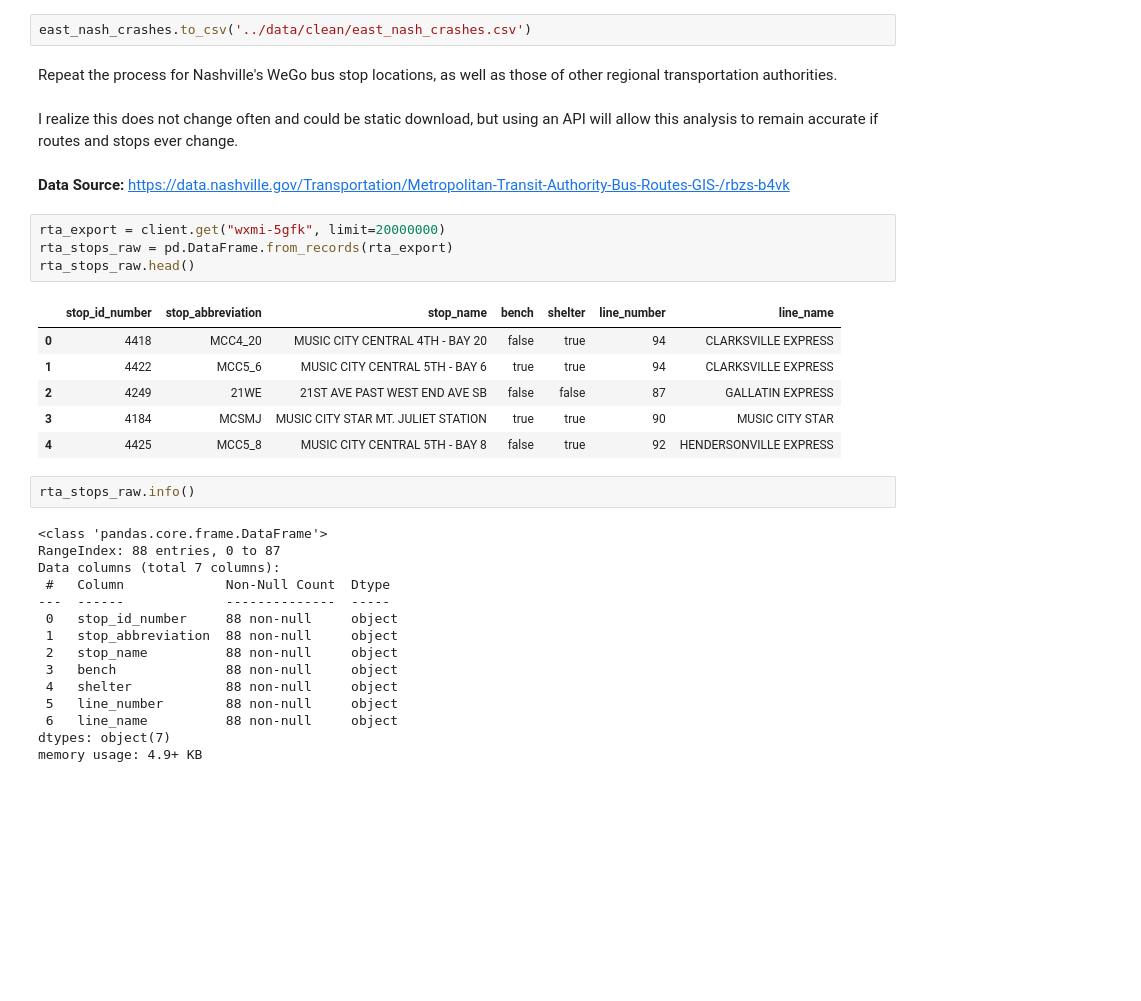
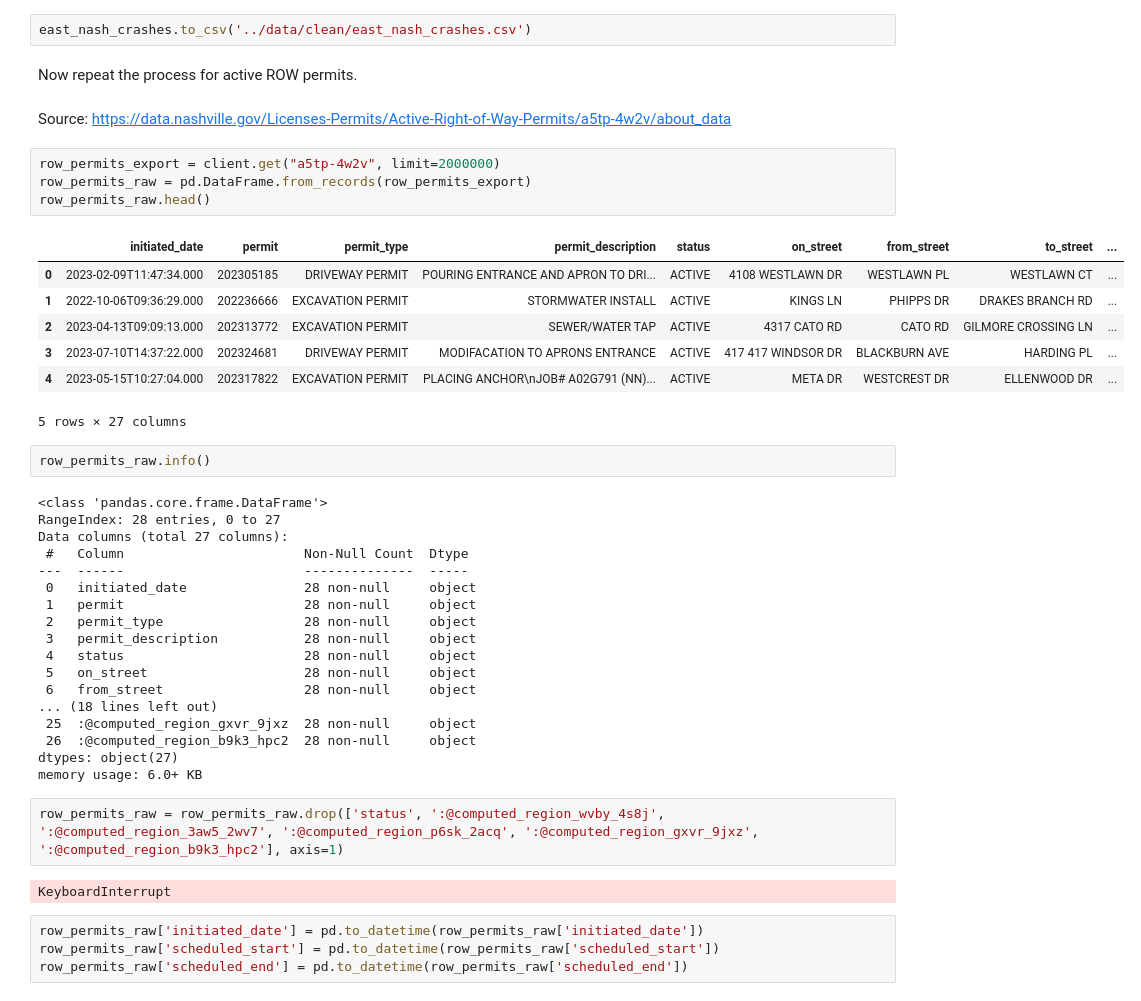
Before and after one commit to jchabinec/Making-Nashvilles-Streets-Safer, a Jupyter notebook: notebooks/get_data.ipynb, the cells around one changed output. Drawn from its saved outputs; the diff is of its cells as text; blank space fills up the shorter version.

```diff
--- a/notebooks/get_data.ipynb
+++ b/notebooks/get_data.ipynb
@@ -124,36 +124,46 @@ east_nash_crashes
 The resulting table is exported to a .csv file for use in the EDA notebook.
 # %%
 east_nash_crashes.to_csv('../data/clean/east_nash_crashes.csv')
-# %% [markdown]
-Repeat the process for Nashville's WeGo bus stop locations, as well as those of other regional transportation authorities.<br><br>
-I realize this does not change often and could be static download, but using an API will allow this analysis to remain accurate if routes and stops ever change.
-# %% [markdown]
-**Data Source:** https://data.nashville.gov/Transportation/Metropolitan-Transit-Authority-Bus-Routes-GIS-/rbzs-b4vk
+# %% [markdown]
+Now repeat the process for active ROW permits.<br><br>
+Source: https://data.nashville.gov/Licenses-Permits/Active-Right-of-Way-Permits/a5tp-4w2v/about_data
 # %%
-rta_export = client.get("wxmi-5gfk", limit=20000000)
-rta_stops_raw = pd.DataFrame.from_records(rta_export)
-rta_stops_raw.head()
+row_permits_export = client.get("a5tp-4w2v", limit=2000000)
+row_permits_raw = pd.DataFrame.from_records(row_permits_export)
+row_permits_raw.head()
 # %% [output]
-|  | stop_id_number | stop_abbreviation | stop_name | bench | shelter | line_number | line_name |
-| 0 | 4418 | MCC4_20 | MUSIC CITY CENTRAL 4TH - BAY 20 | false | true | 94 | CLARKSVILLE EXPRESS |
-| 1 | 4422 | MCC5_6 | MUSIC CITY CENTRAL 5TH - BAY 6 | true | true | 94 | CLARKSVILLE EXPRESS |
-| 2 | 4249 | 21WE | 21ST AVE PAST WEST END AVE SB | false | false | 87 | GALLATIN EXPRESS |
-| 3 | 4184 | MCSMJ | MUSIC CITY STAR MT. JULIET STATION | true | true | 90 | MUSIC CITY STAR |
-| 4 | 4425 | MCC5_8 | MUSIC CITY CENTRAL 5TH - BAY 8 | false | true | 92 | HENDERSONVILLE EXPRESS |
+|  | initiated_date | permit | permit_type | permit_description | status | on_street | from_street | to_street | ... |
+| 0 | 2023-02-09T11:47:34.000 | 202305185 | DRIVEWAY PERMIT | POURING ENTRANCE AND APRON TO DRI... | ACTIVE | 4108 WESTLAWN DR | WESTLAWN PL | WESTLAWN CT | ... |
+| 1 | 2022-10-06T09:36:29.000 | 202236666 | EXCAVATION PERMIT | STORMWATER INSTALL | ACTIVE | KINGS LN | PHIPPS DR | DRAKES BRANCH RD | ... |
+| 2 | 2023-04-13T09:09:13.000 | 202313772 | EXCAVATION PERMIT | SEWER/WATER TAP | ACTIVE | 4317 CATO RD | CATO RD | GILMORE CROSSING LN | ... |
+| 3 | 2023-07-10T14:37:22.000 | 202324681 | DRIVEWAY PERMIT | MODIFACATION TO APRONS ENTRANCE | ACTIVE | 417 417 WINDSOR DR | BLACKBURN AVE | HARDING PL | ... |
+| 4 | 2023-05-15T10:27:04.000 | 202317822 | EXCAVATION PERMIT | PLACING ANCHOR\nJOB# A02G791 (NN)... | ACTIVE | META DR | WESTCREST DR | ELLENWOOD DR | ... |
+5 rows × 27 columns
 # %%
-rta_stops_raw.info()
+row_permits_raw.info()
 # %% [output]
 <class 'pandas.core.frame.DataFrame'>
-RangeIndex: 88 entries, 0 to 87
-Data columns (total 7 columns):
- #   Column             Non-Null Count  Dtype
----  ------             --------------  -----
- 0   stop_id_number     88 non-null     object
- 1   stop_abbreviation  88 non-null     object
- 2   stop_name          88 non-null     object
- 3   bench              88 non-null     object
- 4   shelter            88 non-null     object
- 5   line_number        88 non-null     object
- 6   line_name          88 non-null     object
-dtypes: object(7)
-memory usage: 4.9+ KB
+RangeIndex: 28 entries, 0 to 27
+Data columns (total 27 columns):
+ #   Column                       Non-Null Count  Dtype
+---  ------                       --------------  -----
+ 0   initiated_date               28 non-null     object
+ 1   permit                       28 non-null     object
+ 2   permit_type                  28 non-null     object
+ 3   permit_description           28 non-null     object
+ 4   status                       28 non-null     object
+ 5   on_street                    28 non-null     object
+ 6   from_street                  28 non-null     object
+... (18 lines left out)
+ 25  :@computed_region_gxvr_9jxz  28 non-null     object
+ 26  :@computed_region_b9k3_hpc2  28 non-null     object
+dtypes: object(27)
+memory usage: 6.0+ KB
+# %%
+row_permits_raw = row_permits_raw.drop(['status', ':@computed_region_wvby_4s8j', ':@computed_region_3aw5_2wv7', ':@computed_region_p6sk_2acq', ':@computed_region_gxvr_9jxz', ':@computed_region_b9k3_hpc2'], axis=1)
+# %% [output]
+KeyboardInterrupt
+# %%
+row_permits_raw['initiated_date'] = pd.to_datetime(row_permits_raw['initiated_date'])
+row_permits_raw['scheduled_start'] = pd.to_datetime(row_permits_raw['scheduled_start'])
+row_permits_raw['scheduled_end'] = pd.to_datetime(row_permits_raw['scheduled_end'])
```
Also changed, not shown: parts of 14 cells of this notebook, 3 other files.
